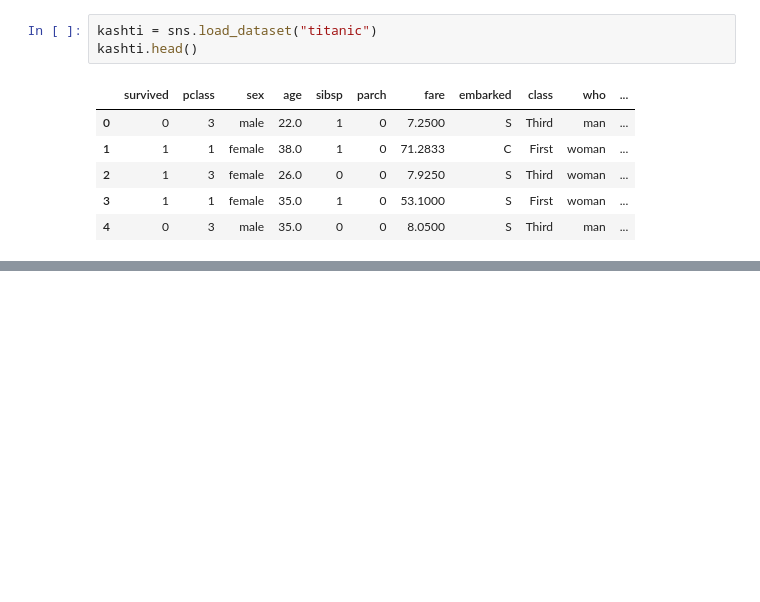
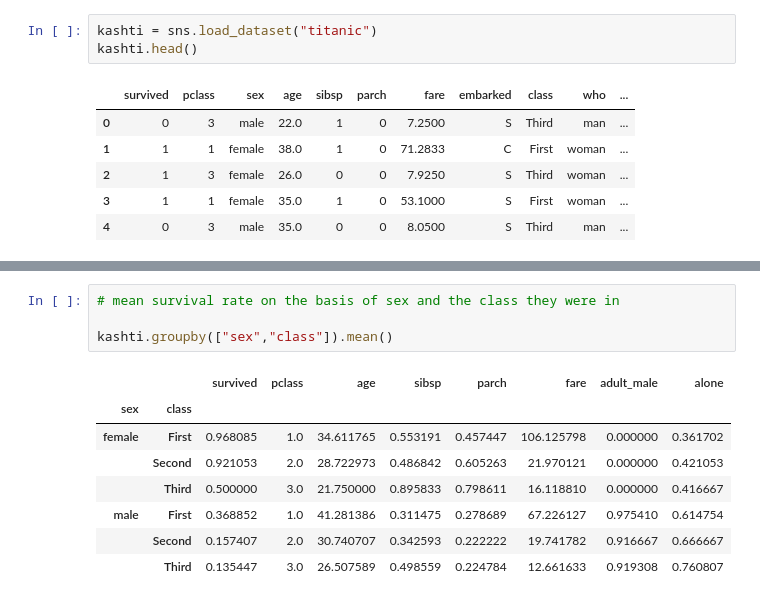
Before and after one commit to Hamza-Codes/https---github.com-Hamza-Codes-MyJupyterNotebooks, a Jupyter notebook: task1.ipynb, the cells around one changed output, grey strips where cells are left out. Saved outputs shown, nothing was run; the diff lists cells and outputs as text; blank space fills up the shorter version.

```diff
--- a/task1.ipynb
+++ b/task1.ipynb
@@ -48,0 +108,13 @@ kashti.to_csv("kashti.to_csv")
+# %%
+# mean survival rate on the basis of sex and the class they were in
+
+kashti.groupby(["sex","class"]).mean()
+# %% [output]
+|  |  | survived | pclass | age | sibsp | parch | fare | adult_male | alone |
+| sex | class |  |  |  |  |  |  |  |  |
+| female | First | 0.968085 | 1.0 | 34.611765 | 0.553191 | 0.457447 | 106.125798 | 0.000000 | 0.361702 |
+|  | Second | 0.921053 | 2.0 | 28.722973 | 0.486842 | 0.605263 | 21.970121 | 0.000000 | 0.421053 |
+|  | Third | 0.500000 | 3.0 | 21.750000 | 0.895833 | 0.798611 | 16.118810 | 0.000000 | 0.416667 |
+| male | First | 0.368852 | 1.0 | 41.281386 | 0.311475 | 0.278689 | 67.226127 | 0.975410 | 0.614754 |
+|  | Second | 0.157407 | 2.0 | 30.740707 | 0.342593 | 0.222222 | 19.741782 | 0.916667 | 0.666667 |
+|  | Third | 0.135447 | 3.0 | 26.507589 | 0.498559 | 0.224784 | 12.661633 | 0.919308 | 0.760807 |
```
Also changed, not shown: parts of 15 cells of this notebook, 2 other files.
